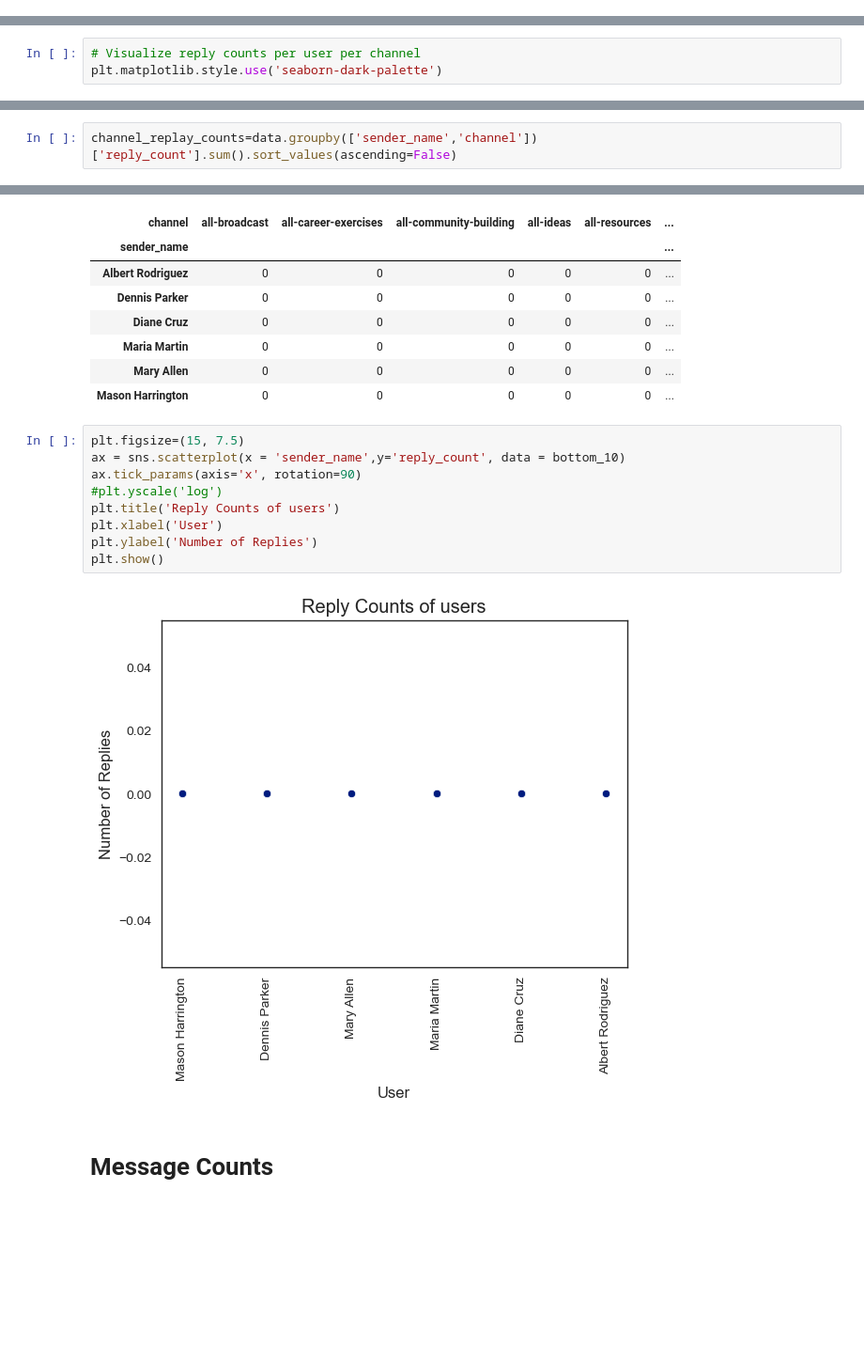
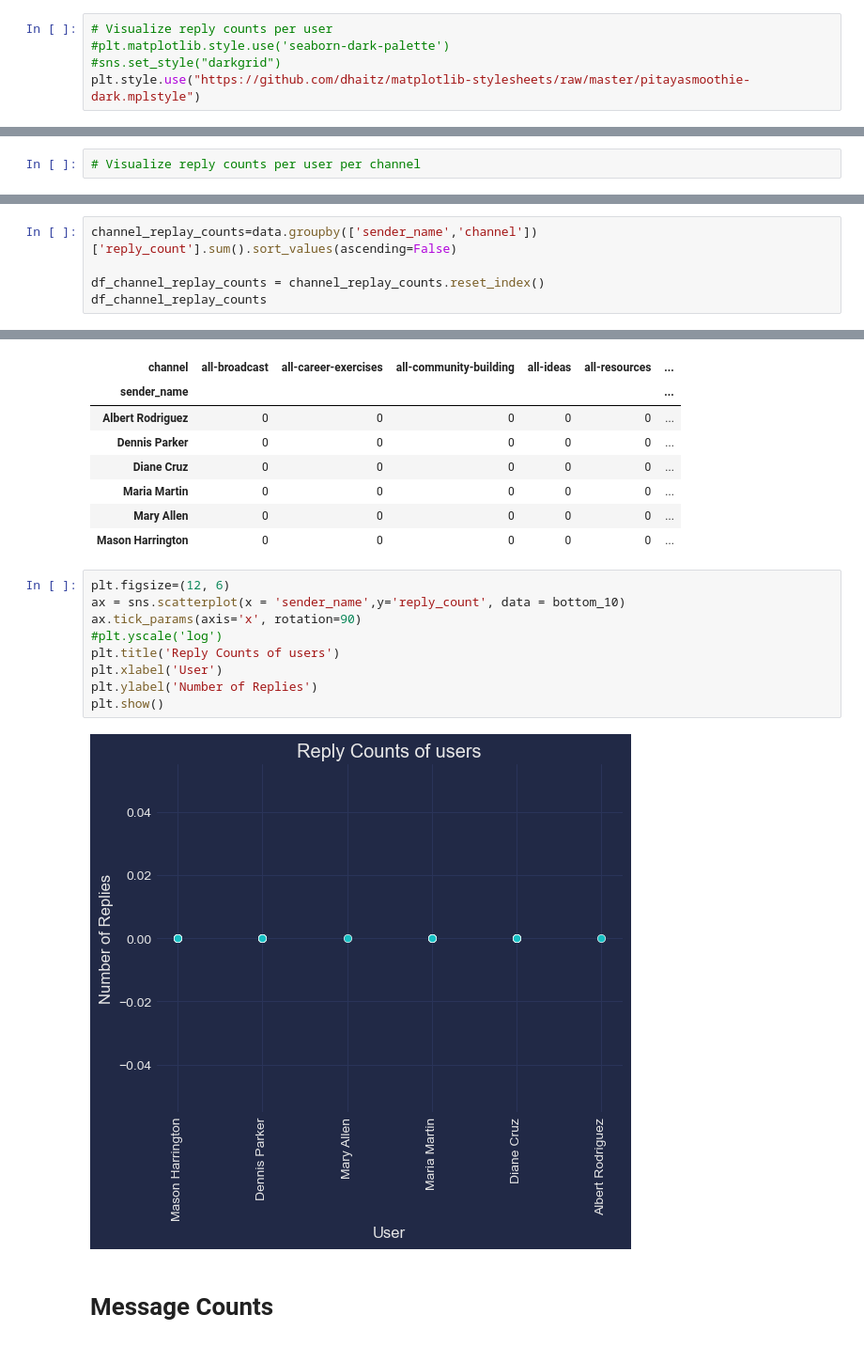
Before and after one commit to eyaya/Week0_10Academy, a Jupyter notebook: notebooks/parse_slack_data.ipynb, the cells around one changed output, grey strips where cells are left out. Shown: that part at 94% size. Drawn from its saved outputs; the diff is of its cells as text; blank space fills up the shorter version.

```diff
--- a/notebooks/parse_slack_data.ipynb
+++ b/notebooks/parse_slack_data.ipynb
@@ -181,3 +198,8 @@ df_replay_count.head(10)
 | 7 | Kelsey Shields | 282 |
 | 8 | Jennifer Carrillo | 247 |
 | 9 | James Mann | 242 |
+# %%
+# Visualize reply counts per user
+#plt.matplotlib.style.use('seaborn-dark-palette')
+#sns.set_style("darkgrid")
+plt.style.use("https://github.com/dhaitz/matplotlib-stylesheets/raw/master/pitayasmoothie-dark.mplstyle")
@@ -184,3 +270,2 @@ df_replay_count.head(10)
 # %%
 # Visualize reply counts per user per channel
-plt.matplotlib.style.use('seaborn-dark-palette')
@@ -224,2 +272,5 @@ plt.show()
 # %%
 channel_replay_counts=data.groupby(['sender_name','channel'])['reply_count'].sum().sort_values(ascending=False)
+
+df_channel_replay_counts = channel_replay_counts.reset_index()
+df_channel_replay_counts
@@ -318,16 +370,16 @@ pivot_df
 | Mary Allen | 0 | 0 | 0 | 0 | 0 | ... |
 | Mason Harrington | 0 | 0 | 0 | 0 | 0 | ... |
 # %%
-plt.figsize=(15, 7.5)
+plt.figsize=(12, 6)
 ax = sns.scatterplot(x = 'sender_name',y='reply_count', data = bottom_10)
 ax.tick_params(axis='x', rotation=90)
 #plt.yscale('log')
 plt.title('Reply Counts of users')
 plt.xlabel('User')
 plt.ylabel('Number of Replies')
 plt.show()
 # %% [output]
-[figure, old version]
+[figure, new version]
 # %% [markdown]
 # Message Counts
 # %%
```
Also changed, not shown: parts of 34 cells of this notebook.
